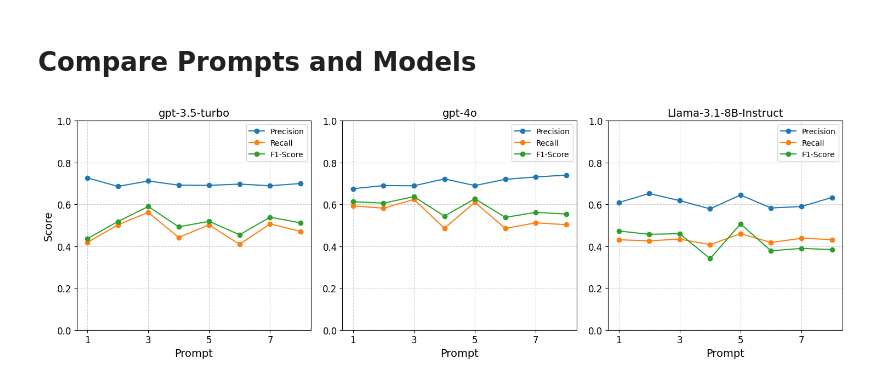
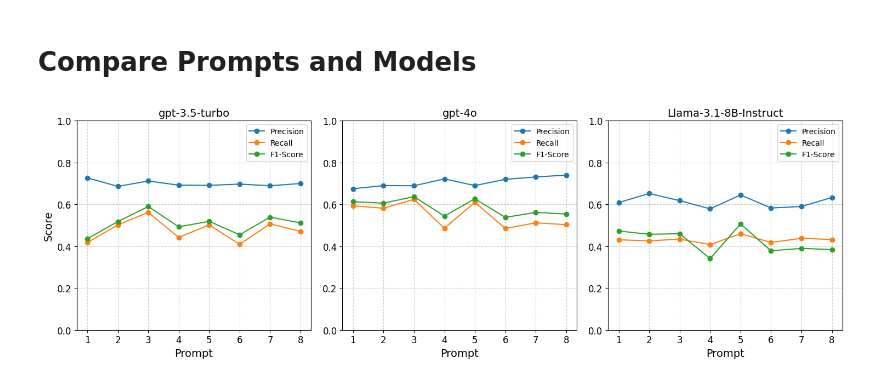
Before and after one commit to Marco-Consoloni/patent-sentence-classification, a Jupyter notebook: prompting/compare_prompting.ipynb, the cells around one changed output. Drawn from its saved outputs; the diff is of its cells as text; code cells hidden in the pictures.

Commit message:
add all xticks labels

```diff
--- a/prompting/compare_prompting.ipynb
+++ b/prompting/compare_prompting.ipynb
@@ -105,34 +105,41 @@ for file_name in os.listdir(folder_path):
 
         # Set labels
         true_labels = result_df['sent_tag']
         predicted_labels = result_df['predicted_tag']
 
         # Calculate classification metrics
         precision = precision_score(true_labels, predicted_labels, average=average, zero_division=0)
         recall = recall_score(true_labels, predicted_labels, average=average, zero_division=0)
         f1 = f1_score(true_labels, predicted_labels, average=average, zero_division=0)
 
         # Store results
         if model_name not in all_models_results:
             all_models_results[model_name] = {}
         all_models_results[model_name][prompt_number] = {'precision': precision, 'recall': recall, 'f1': f1}
 
 plt.rcParams.update({'font.size': 14, 'axes.titlesize': 14, 'axes.labelsize': 14, 'xtick.labelsize': 12, 'ytick.labelsize': 12, 'legend.fontsize': 10})
 
 # Create subplots for each model in a row
 fig, axes = plt.subplots(1, len(all_models_results), figsize=(5 * len(all_models_results), 5))
 axes = [axes] if len(all_models_results) == 1 else axes
 
 for i, (ax, (model, results)) in enumerate(zip(axes, all_models_results.items())):
-    pd.DataFrame(results).T.sort_index().round(3).plot(kind='line', marker='o', ax=ax)
+    df = pd.DataFrame(results).T.sort_index().round(3)
+    df.plot(kind='line', marker='o', ax=ax)
+
+    ax.set_title(model)
+
+    ax.set_xlabel('Prompt')
+    ax.set_xticks(range(len(df)))
+    ax.set_xticklabels(df.index)
+
     ax.set_ylim(0, 1)
-    ax.set_title(model)
-    ax.set_xlabel('Prompt')
     ax.set_ylabel('Score' if i == 0 else '')
+
     ax.legend(['Precision', 'Recall', 'F1-Score'])
     ax.grid(True, linestyle='--', alpha=0.6)
 
 plt.tight_layout()
 plt.show()
 # %% [output]
-[figure, old version]
+[figure, new version]
```
